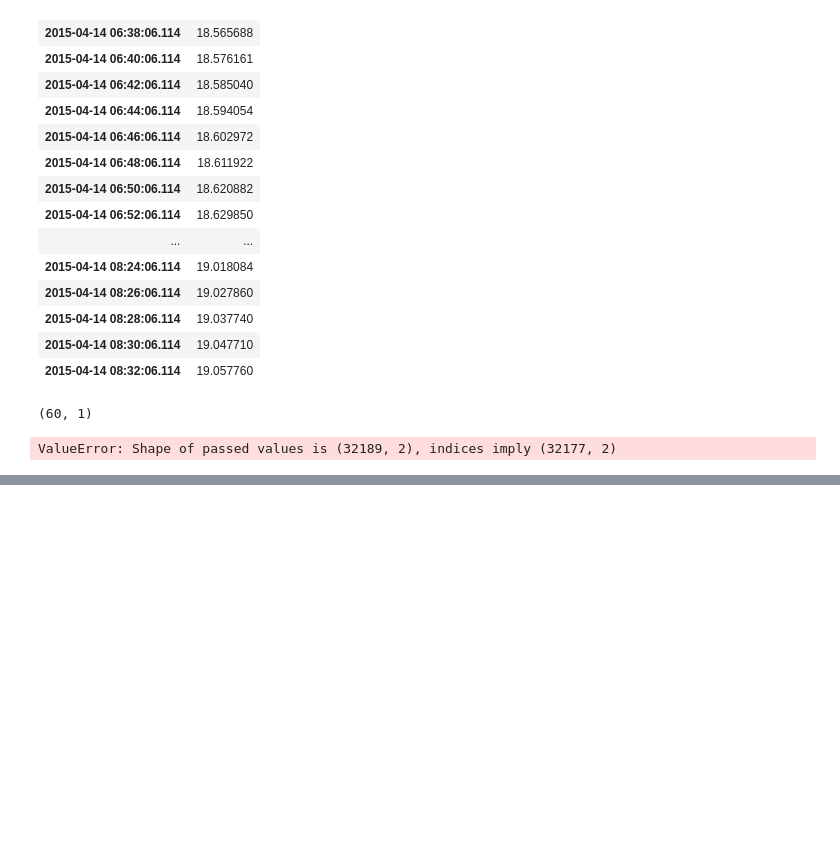
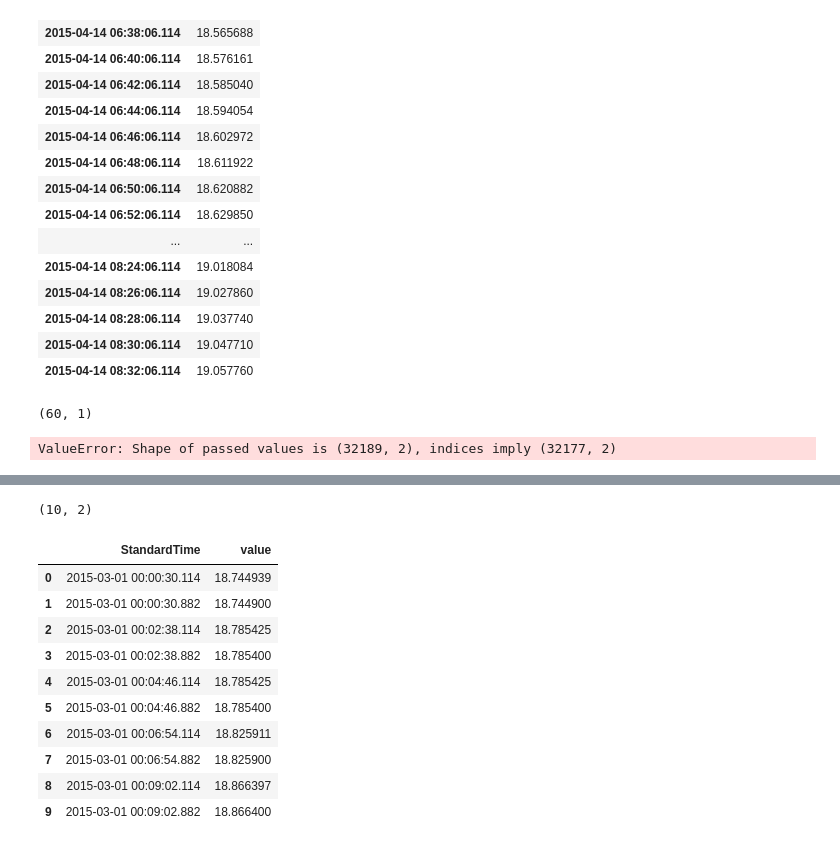
Before and after one commit to parinyad123/Telemetry_Project, a Jupyter notebook: Predict_time_Series/Telemetry/TANKTEMP_092_098_Future.ipynb, the cells around one changed output, grey strips where cells are left out. Drawn from its saved outputs; the diff is of its cells as text; code cells hidden in the pictures; blank space fills up the shorter version.

```diff
--- a/Predict_time_Series/Telemetry/TANKTEMP_092_098_Future.ipynb
+++ b/Predict_time_Series/Telemetry/TANKTEMP_092_098_Future.ipynb
@@ -348,0 +459,19 @@ fore_num =
+# %%
+df_std.shape
+# %% [output]
+(10, 2)
+# %%
+df=data_std.reset_index().head(10)
+df
+# %% [output]
+|  | StandardTime | value |
+| 0 | 2015-03-01 00:00:30.114 | 18.744939 |
+| 1 | 2015-03-01 00:00:30.882 | 18.744900 |
+| 2 | 2015-03-01 00:02:38.114 | 18.785425 |
+| 3 | 2015-03-01 00:02:38.882 | 18.785400 |
+| 4 | 2015-03-01 00:04:46.114 | 18.785425 |
+| 5 | 2015-03-01 00:04:46.882 | 18.785400 |
+| 6 | 2015-03-01 00:06:54.114 | 18.825911 |
+| 7 | 2015-03-01 00:06:54.882 | 18.825900 |
+| 8 | 2015-03-01 00:09:02.114 | 18.866397 |
+| 9 | 2015-03-01 00:09:02.882 | 18.866400 |
```
Also changed, not shown: parts of 14 cells of this notebook, 4 other files.
